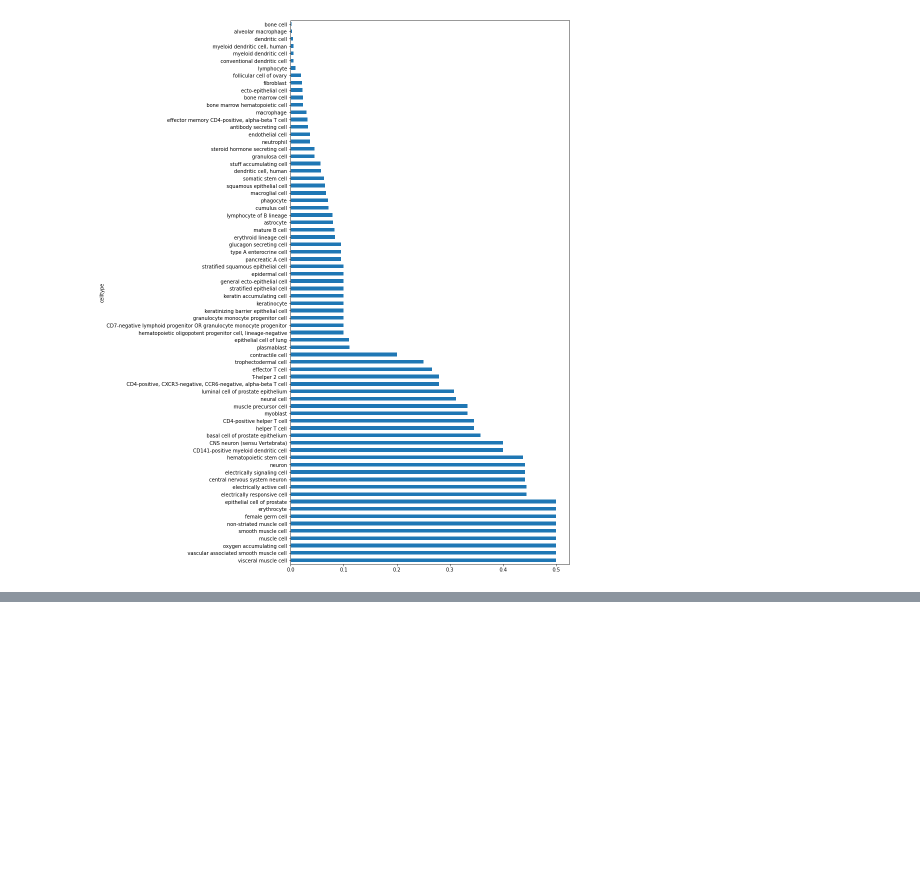
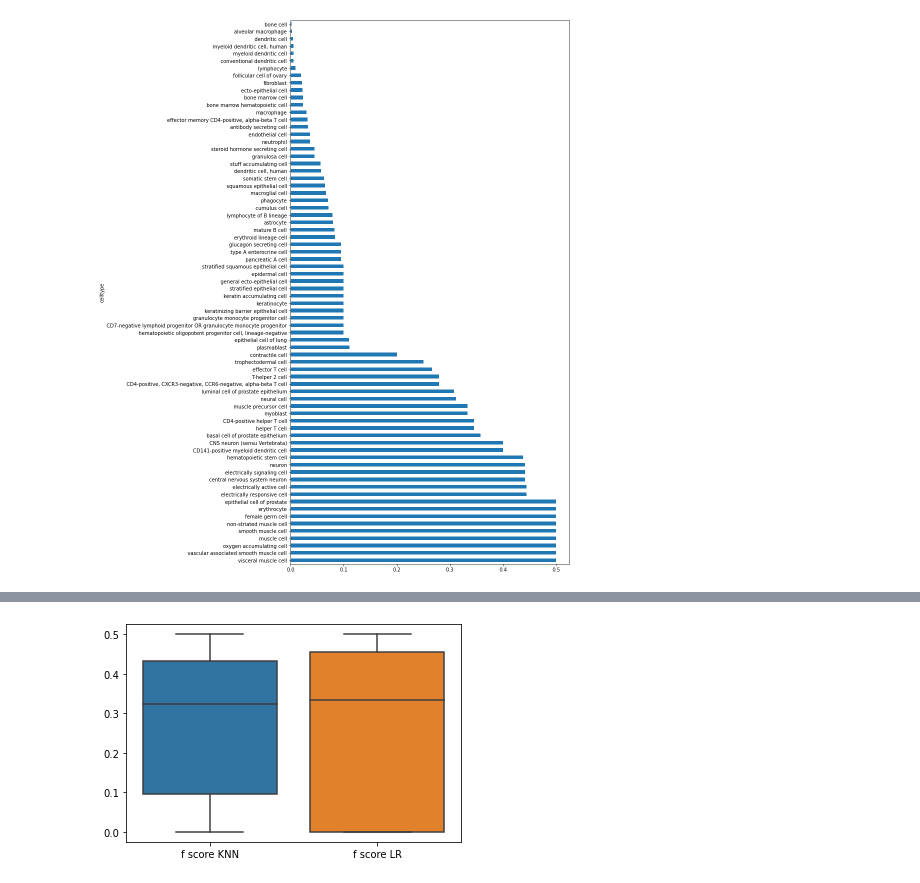
Before and after one commit to Bishop-Laboratory/autoPLIER-analysis, a Jupyter notebook: analysis/EDA_Julian/Logistic Regression LR KNN comparison.ipynb, the cells around one changed output, grey strips where cells are left out. Cells and saved outputs as stored; diff of their text form; code cells hidden in the pictures; blank space fills up the shorter version.

```diff
--- a/analysis/EDA_Julian/Logistic Regression LR KNN comparison.ipynb
+++ b/analysis/EDA_Julian/Logistic Regression LR KNN comparison.ipynb
@@ -187,6 +187,7 @@ from tqdm.auto import tqdm
 types_with_data = types_sizes.index.values
 all_types = samples_dummies.columns
 # %%
+curves =["hematopoietic cell","T cell","granulocyte","epithelial cell","germ line cell"]
 def LR_classify(solver,penalty):
 
     warnings.filterwarnings('ignore') #gets rid of sklearn convergence warning
@@ -216,8 +217,9 @@ def LR_classify(solver,penalty):
             fscores += [fscore(test_precision[-1], test_recall[-1])]
             successful_celltypes += [cell_type]
             #plot precision recall curve for celltype
-    #         disp = plot_precision_recall_curve(clf, test_data, train_test)
-    #         disp.ax_.set_title('2-class Precision-Recall curve '+str(cell_type)+': AP={0:0.2f}'.format(test_pr))
+            if(cell_type in curves):
+                disp = plot_precision_recall_curve(clf, test_data, train_test)
+                disp.ax_.set_title('2-class Precision-Recall curve '+str(cell_type)+': AP={0:0.2f}'.format(test_pr))
         else:
             unsuccessful_celltypes += [cell_type]
 
@@ -335,8 +342,8 @@ def KNN_classify():
             fscores += [fscore(test_precision[-1], test_recall[-1])]
             successful_celltypes += [cell_type]
             #plot precision recall curve for celltype
-    #         disp = plot_precision_recall_curve(clf, test_data, train_test)
-    #         disp.ax_.set_title('2-class Precision-Recall curve '+str(cell_type)+': AP={0:0.2f}'.format(test_pr))
+            disp = plot_precision_recall_curve(clf, test_data, train_test)
+            disp.ax_.set_title('2-class Precision-Recall curve '+str(cell_type)+': AP={0:0.2f}'.format(test_pr))
         else:
             unsuccessful_celltypes += [cell_type]
 
@@ -431,0 +442,5 @@ diff.plot.barh(figsize=(10,20))
+# %%
+df = pd.concat([f_KNN,f_LR], axis=1)
+df.columns = ["f score KNN","f score LR"]
+df.index = index
+df
@@ -431,0 +462,6 @@ diff.plot.barh(figsize=(10,20))
+# %%
+sns.boxplot( data=df)
+
+plt.show()
+# %% [output]
+[figure, added]
```
Also changed, not shown: parts of 4 cells of this notebook.
